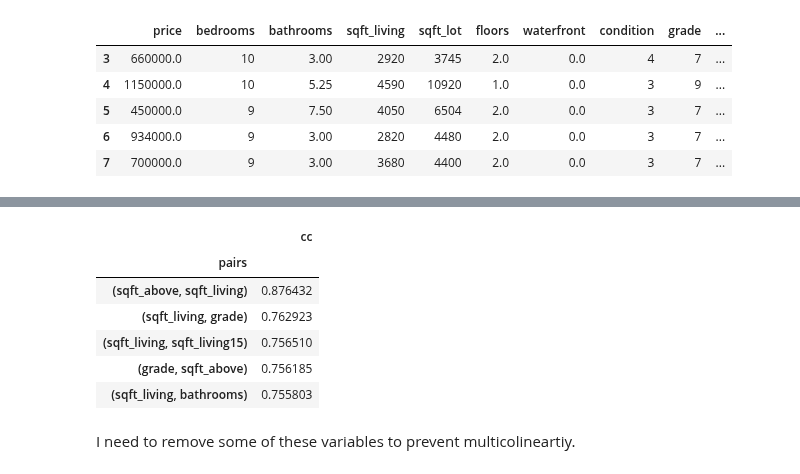
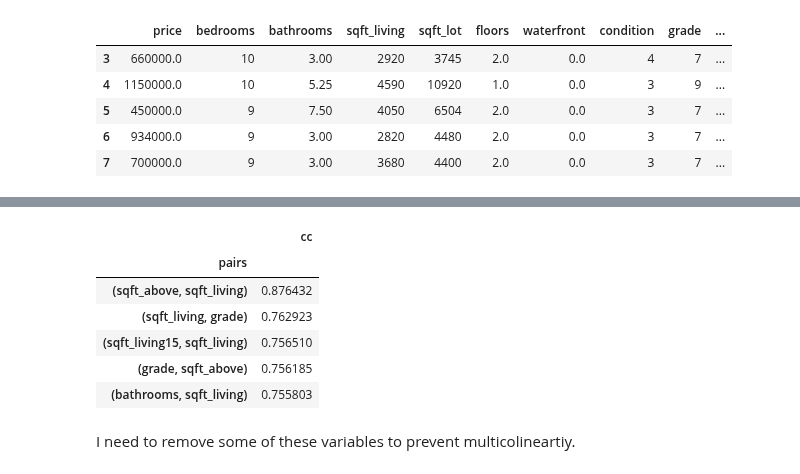
Before and after one commit to jxn628/dsc-home-price-analysis, a Jupyter notebook: student.ipynb, the cells around one changed output, grey strips where cells are left out. Cells and saved outputs as stored; diff of their text form; code cells hidden in the pictures.

```diff
--- a/student.ipynb
+++ b/student.ipynb
@@ -589,6 +458,6 @@ numeric_vars
 # %%
-king_preprocessed = cleaned_df.loc[:,numeric_vars]
-king_preprocessed.head()
+num_var_df = cleaned_df.loc[:,numeric_vars]
+num_var_df.head()
 # %% [output]
 |  | price | bedrooms | bathrooms | sqft_living | sqft_lot | floors | waterfront | condition | grade | ... |
 | 3 | 660000.0 | 10 | 3.00 | 2920 | 3745 | 2.0 | 0.0 | 4 | 7 | ... |
@@ -631,26 +491,26 @@ abs(king_preprocessed.corr()) > 0.75
 # %%
-cc_df = king_preprocessed.corr().abs().stack().reset_index().sort_values(0, ascending=False)
+cc_df = num_var_df.corr().abs().stack().reset_index().sort_values(0, ascending=False)
 
 cc_df['pairs'] = list(zip(cc_df.level_0, cc_df.level_1))
 
 cc_df.set_index(['pairs'], inplace = True)
 
 cc_df.drop(columns=['level_1', 'level_0'], inplace = True)
 
 # cc for correlation coefficient
 cc_df.columns = ['cc']
 
 cc_df.drop_duplicates(inplace=True)
 
 cc_df[(cc_df.cc>.75) & (cc_df.cc<1)]
 # %% [output]
 |  | cc |
 | pairs |  |
 | (sqft_above, sqft_living) | 0.876432 |
 | (sqft_living, grade) | 0.762923 |
-| (sqft_living, sqft_living15) | 0.756510 |
+| (sqft_living15, sqft_living) | 0.756510 |
 | (grade, sqft_above) | 0.756185 |
-| (sqft_living, bathrooms) | 0.755803 |
+| (bathrooms, sqft_living) | 0.755803 |
 # %% [markdown]
 I need to remove some of these variables to prevent multicolineartiy.
 # %% [markdown]
```
Also changed, not shown: parts of 94 cells of this notebook.
